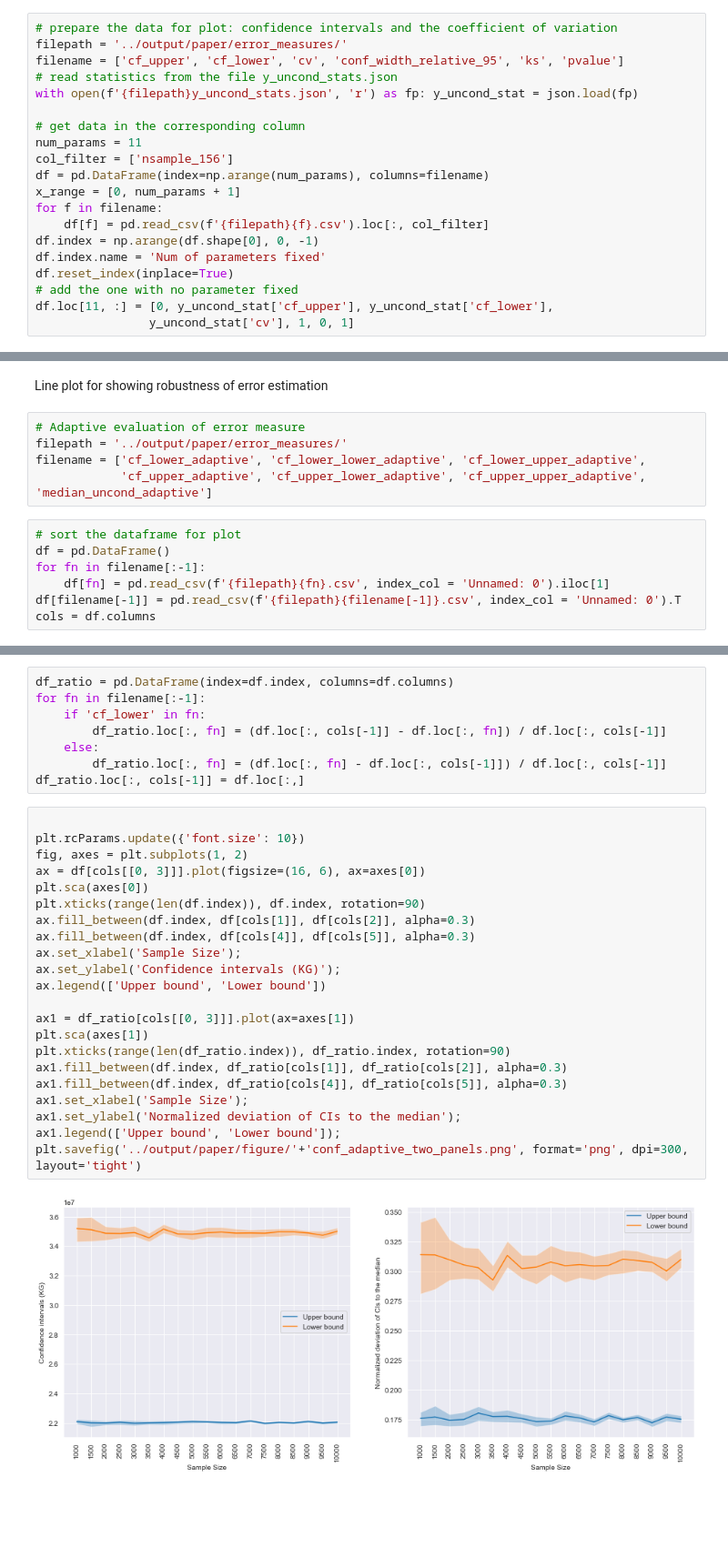
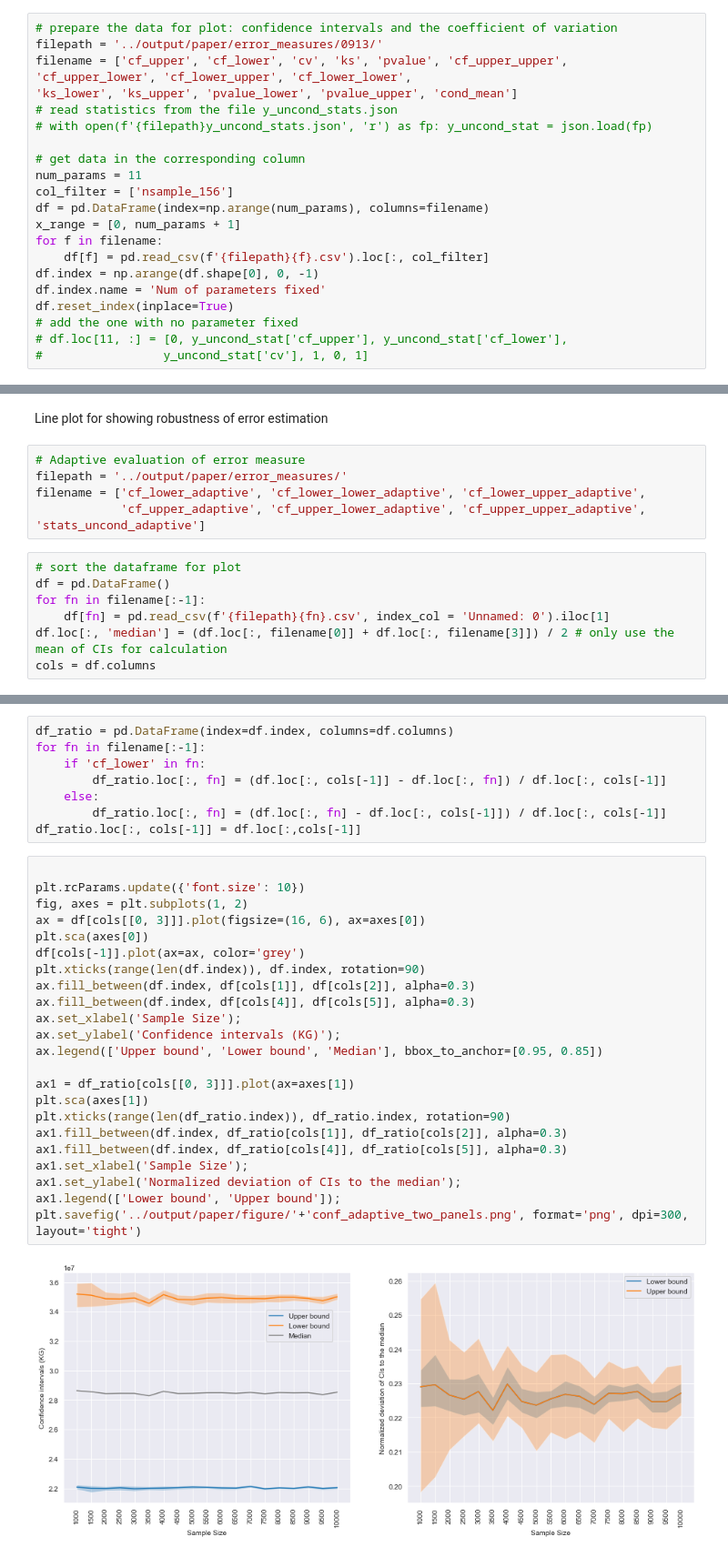
Before and after one commit to QianWanghhu/factor_fixing, a Jupyter notebook: qian_dev/visualization.ipynb, the cells around one changed output, grey strips where cells are left out. Shown at 91% size. Drawn from its saved outputs; the diff is of its cells as text; blank space fills up the shorter version.

```diff
--- a/qian_dev/visualization.ipynb
+++ b/qian_dev/visualization.ipynb
@@ -131,10 +130,12 @@ plot_heatmap(df, save=True, save_name=filename.split('.')[0])
 Line plot for three error measures
 # %%
 # prepare the data for plot: confidence intervals and the coefficient of variation
-filepath = '../output/paper/error_measures/'
-filename = ['cf_upper', 'cf_lower', 'cv', 'conf_width_relative_95', 'ks', 'pvalue']
+filepath = '../output/paper/error_measures/0913/'
+filename = ['cf_upper', 'cf_lower', 'cv', 'ks', 'pvalue', 'cf_upper_upper',
+'cf_upper_lower', 'cf_lower_upper', 'cf_lower_lower',
+'ks_lower', 'ks_upper', 'pvalue_lower', 'pvalue_upper', 'cond_mean']
 # read statistics from the file y_uncond_stats.json
-with open(f'{filepath}y_uncond_stats.json', 'r') as fp: y_uncond_stat = json.load(fp)
+# with open(f'{filepath}y_uncond_stats.json', 'r') as fp: y_uncond_stat = json.load(fp)
 
 # get data in the corresponding column
 num_params = 11
@@ -147,7 +148,7 @@ df.index = np.arange(df.shape[0], 0, -1)
 df.index.name = 'Num of parameters fixed'
 df.reset_index(inplace=True)
 # add the one with no parameter fixed
-df.loc[11, :] = [0, y_uncond_stat['cf_upper'], y_uncond_stat['cf_lower'],
-                y_uncond_stat['cv'], 1, 0, 1]
+# df.loc[11, :] = [0, y_uncond_stat['cf_upper'], y_uncond_stat['cf_lower'],
+#                 y_uncond_stat['cv'], 1, 0, 1]
 # %%
 # add the relative change of CIs formed as the deviation to median
@@ -214,11 +227,11 @@ Line plot for showing robustness of error estimation
 # Adaptive evaluation of error measure
 filepath = '../output/paper/error_measures/'
 filename = ['cf_lower_adaptive', 'cf_lower_lower_adaptive', 'cf_lower_upper_adaptive',
-            'cf_upper_adaptive', 'cf_upper_lower_adaptive', 'cf_upper_upper_adaptive',                  'median_uncond_adaptive']
+            'cf_upper_adaptive', 'cf_upper_lower_adaptive', 'cf_upper_upper_adaptive',             'stats_uncond_adaptive']
 # %%
 # sort the dataframe for plot
 df = pd.DataFrame()
 for fn in filename[:-1]:
     df[fn] = pd.read_csv(f'{filepath}{fn}.csv', index_col = 'Unnamed: 0').iloc[1]
-df[filename[-1]] = pd.read_csv(f'{filepath}{filename[-1]}.csv', index_col = 'Unnamed: 0').T
+df.loc[:, 'median'] = (df.loc[:, filename[0]] + df.loc[:, filename[3]]) / 2 # only use the mean of CIs for calculation
 cols = df.columns
@@ -229,28 +262,29 @@ for fn in filename[:-1]:
         df_ratio.loc[:, fn] = (df.loc[:, cols[-1]] - df.loc[:, fn]) / df.loc[:, cols[-1]]
     else:
         df_ratio.loc[:, fn] = (df.loc[:, fn] - df.loc[:, cols[-1]]) / df.loc[:, cols[-1]]
-df_ratio.loc[:, cols[-1]] = df.loc[:,]
+df_ratio.loc[:, cols[-1]] = df.loc[:,cols[-1]]
 # %%
 
 plt.rcParams.update({'font.size': 10})
 fig, axes = plt.subplots(1, 2)
 ax = df[cols[[0, 3]]].plot(figsize=(16, 6), ax=axes[0])
 plt.sca(axes[0])
+df[cols[-1]].plot(ax=ax, color='grey')
 plt.xticks(range(len(df.index)), df.index, rotation=90)
 ax.fill_between(df.index, df[cols[1]], df[cols[2]], alpha=0.3)
 ax.fill_between(df.index, df[cols[4]], df[cols[5]], alpha=0.3)
 ax.set_xlabel('Sample Size');
 ax.set_ylabel('Confidence intervals (KG)');
-ax.legend(['Upper bound', 'Lower bound'])
+ax.legend(['Upper bound', 'Lower bound', 'Median'], bbox_to_anchor=[0.95, 0.85])
 
 ax1 = df_ratio[cols[[0, 3]]].plot(ax=axes[1])
 plt.sca(axes[1])
 plt.xticks(range(len(df_ratio.index)), df_ratio.index, rotation=90)
 ax1.fill_between(df.index, df_ratio[cols[1]], df_ratio[cols[2]], alpha=0.3)
 ax1.fill_between(df.index, df_ratio[cols[4]], df_ratio[cols[5]], alpha=0.3)
 ax1.set_xlabel('Sample Size');
 ax1.set_ylabel('Normalized deviation of CIs to the median');
-ax1.legend(['Upper bound', 'Lower bound']);
+ax1.legend(['Lower bound', 'Upper bound']);
 plt.savefig('../output/paper/figure/'+'conf_adaptive_two_panels.png', format='png', dpi=300, layout='tight')
 # %% [output]
-[figure, old version]
+[figure, new version]
```
Also changed, not shown: parts of 6 cells of this notebook.
